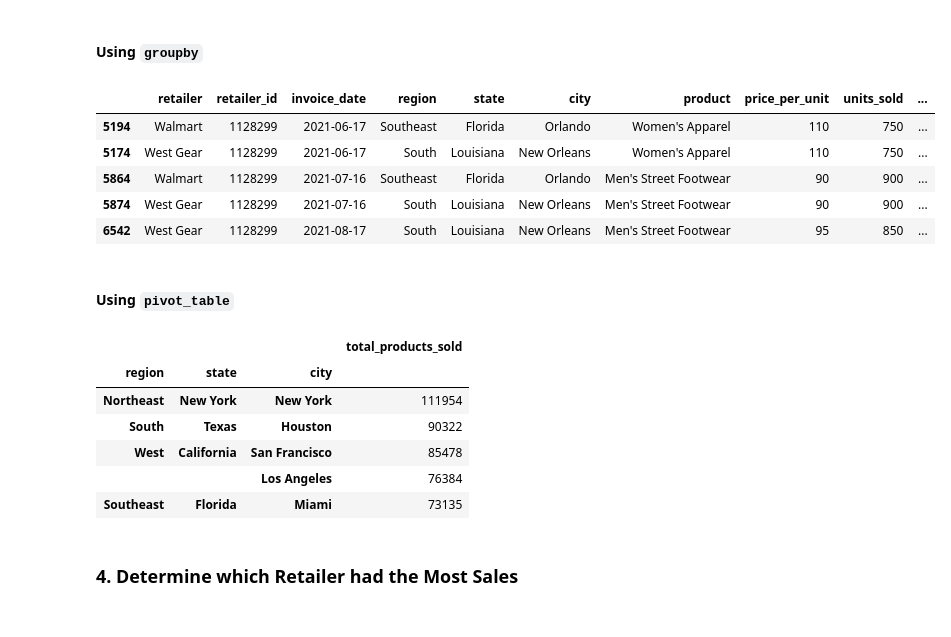
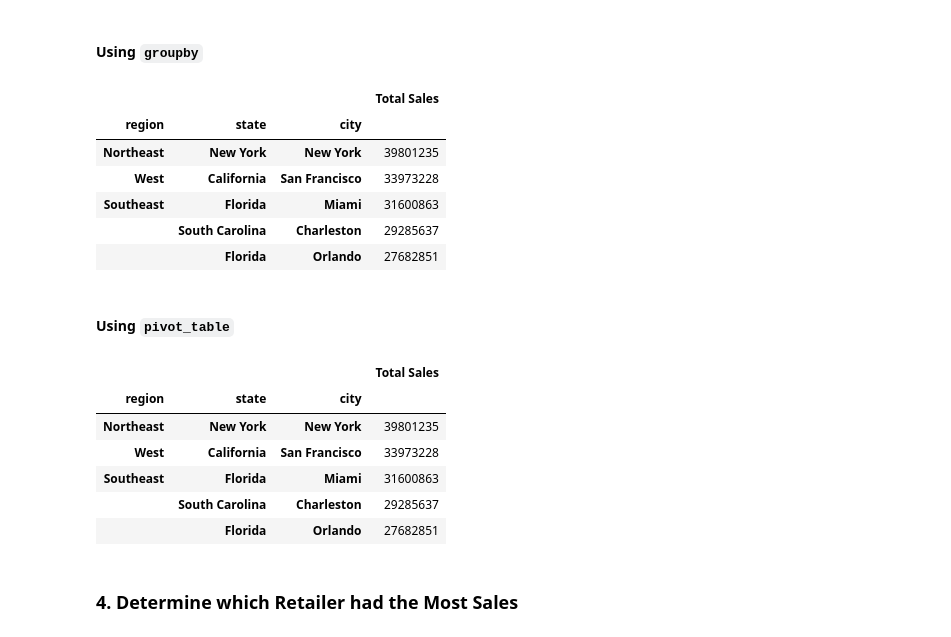
Before and after one commit to Warrens70/athletic_sales_analysis, a Jupyter notebook: Starter_Code/athletic_sales_analysis.ipynb, the cells around one changed output. Cells and saved outputs as stored; diff of their text form; code cells hidden in the pictures.

```diff
--- a/Starter_Code/athletic_sales_analysis.ipynb
+++ b/Starter_Code/athletic_sales_analysis.ipynb
@@ -6,7 +6,11 @@ import pandas as pd
 #### Import CSVs
 # %%
 # Read the CSV files into DataFrames.
+#athletic_sales_2020 = pd.read_csv('Resources/athletic_sales_2020.csv')
+#athletic_sales_2021 = pd.read_csv('Resources/athletic_sales_2021.csv')
 athletic_sales_2020 = pd.read_csv('Resources/athletic_sales_2020.csv')
 athletic_sales_2021 = pd.read_csv('Resources/athletic_sales_2021.csv')
+athletic_sales_2020_df = pd.read_csv('Resources/athletic_sales_2020.csv')
+athletic_sales_2021_df = pd.read_csv('Resources/athletic_sales_2021.csv')
 # %%
 # Display the 2020 sales DataFrame
@@ -91,9 +99,9 @@ dtype: object
 # %%
 # Read the CSV files into DataFrames
 
-combined_sales = pd.concat([athletic_sales_2020, athletic_sales_2021], join="inner", axis="rows")
-combined_sales = combined_sales.reset_index(drop=True)
-combined_sales
+combined_sales_df = pd.concat([athletic_sales_2020_df, athletic_sales_2021_df], axis="rows", join="inner").reset_index(drop=True)
+
+combined_sales_df
 # %% [output]
 |  | retailer | retailer_id | invoice_date | region | state | city | product | price_per_unit | units_sold | ... |
 | 0 | Foot Locker | 1185732 | 1/1/20 | Northeast | New York | New York | Men's Street Footwear | 50 | 1200 | ... |
@@ -149,6 +161,7 @@ dtype: object
 # %%
 # Convert the "invoice_date" to a datetime datatype
-combined_sales['invoice_date'] = pd.to_datetime(combined_sales['invoice_date'])
-
-print(combined_sales.dtypes)
+combined_sales_df['invoice_date'] = pd.to_datetime(combined_sales_df['invoice_date'], format= '%m/%d/%y')
+combined_sales_df['invoice_date'] = combined_sales_df['invoice_date'].dt.strftime('%y-%m-%d')
+combined_sales_df['invoice_date'] = pd.to_datetime(combined_sales_df['invoice_date'])
+combined_sales_df
 # %% [output]
@@ -229,47 +243,38 @@ all_products_sold.sort_values(by=(["total_products_sold"]),ascending=False).head
 #### Using `groupby`
 # %%
 # Show the total sales for the products sold for each region, state, and city.
-TP_sold = combined_sales.groupby(['region', 'state', 'city'])['total_sales'].sum()
-
+total_sales_df = combined_sales_df.groupby(['region', 'state', 'city']).agg(Total_Sales=('total_sales', 'sum'))
 # Rename the "total_sales" column to "Total Sales"
-
-TP_sold = combined_sales.rename(columns={'sum': 'Total_Products_Sold'})
-
-
-# Rename the sum to "Total_Products_Sold".
-all_products_sold=products_sold.rename(columns={'units_sold':"total_products_sold"})
-
-
-
+total_sales_df = total_sales_df.rename(columns={'Total_Sales': 'Total Sales'})
 # Show the top 5 results.
-TP_sold.sort_values(by=(["total_sales"]),ascending=False).head()
+total_sales_df.sort_values(by ='Total Sales',ascending=False).head()
 # %% [output]
-|  | retailer | retailer_id | invoice_date | region | state | city | product | price_per_unit | units_sold | ... |
-| 5194 | Walmart | 1128299 | 2021-06-17 | Southeast | Florida | Orlando | Women's Apparel | 110 | 750 | ... |
-| 5174 | West Gear | 1128299 | 2021-06-17 | South | Louisiana | New Orleans | Women's Apparel | 110 | 750 | ... |
-| 5864 | Walmart | 1128299 | 2021-07-16 | Southeast | Florida | Orlando | Men's Street Footwear | 90 | 900 | ... |
-| 5874 | West Gear | 1128299 | 2021-07-16 | South | Louisiana | New Orleans | Men's Street Footwear | 90 | 900 | ... |
-| 6542 | West Gear | 1128299 | 2021-08-17 | South | Louisiana | New Orleans | Men's Street Footwear | 95 | 850 | ... |
+|  |  |  | Total Sales |
+| region | state | city |  |
+| Northeast | New York | New York | 39801235 |
+| West | California | San Francisco | 33973228 |
+| Southeast | Florida | Miami | 31600863 |
+|  | South Carolina | Charleston | 29285637 |
+|  | Florida | Orlando | 27682851 |
 # %% [markdown]
 #### Using `pivot_table`
 # %%
 # Show the total sales for the products sold for each region, state, and city.
-TP_sold = pd.pivot_table(combined_sales,values='total_sales',index=['region', 'state', 'city'], aggfunc='sum').reset_index()
-
-
+pivot_total_sales_df = pd.pivot_table(combined_sales_df, index=['region', 'state', 'city'],values='total_sales', aggfunc='sum')
 # Optional: Rename the "total_sales" column to "Total Sales"
-TP_sold = combined_sales.rename(columns={'sum': 'Total_Products_Sold'})
+pivot_total_sales_df = pivot_total_sales_df.rename(columns={'total_sales': 'Total Sales'})
+#TP_sold = combined_sales_df.rename(columns={'total_sales': 'Total Sales'})
 
 # Show the top 5 results.
-all_products_sold.sort_values(by=(["total_products_sold"]),ascending=False).head()
+pivot_total_sales_df.sort_values(by ='Total Sales',ascending=False).head()
 # %% [output]
-|  |  |  | total_products_sold |
+|  |  |  | Total Sales |
 | region | state | city |  |
-| Northeast | New York | New York | 111954 |
-| South | Texas | Houston | 90322 |
-| West | California | San Francisco | 85478 |
-|  |  | Los Angeles | 76384 |
-| Southeast | Florida | Miami | 73135 |
+| Northeast | New York | New York | 39801235 |
+| West | California | San Francisco | 33973228 |
+| Southeast | Florida | Miami | 31600863 |
+|  | South Carolina | Charleston | 29285637 |
+|  | Florida | Orlando | 27682851 |
 # %% [markdown]
 ### 4. Determine which Retailer had the Most Sales
 # %% [markdown]
```
Also changed, not shown: parts of 18 cells of this notebook, 3 other files.
